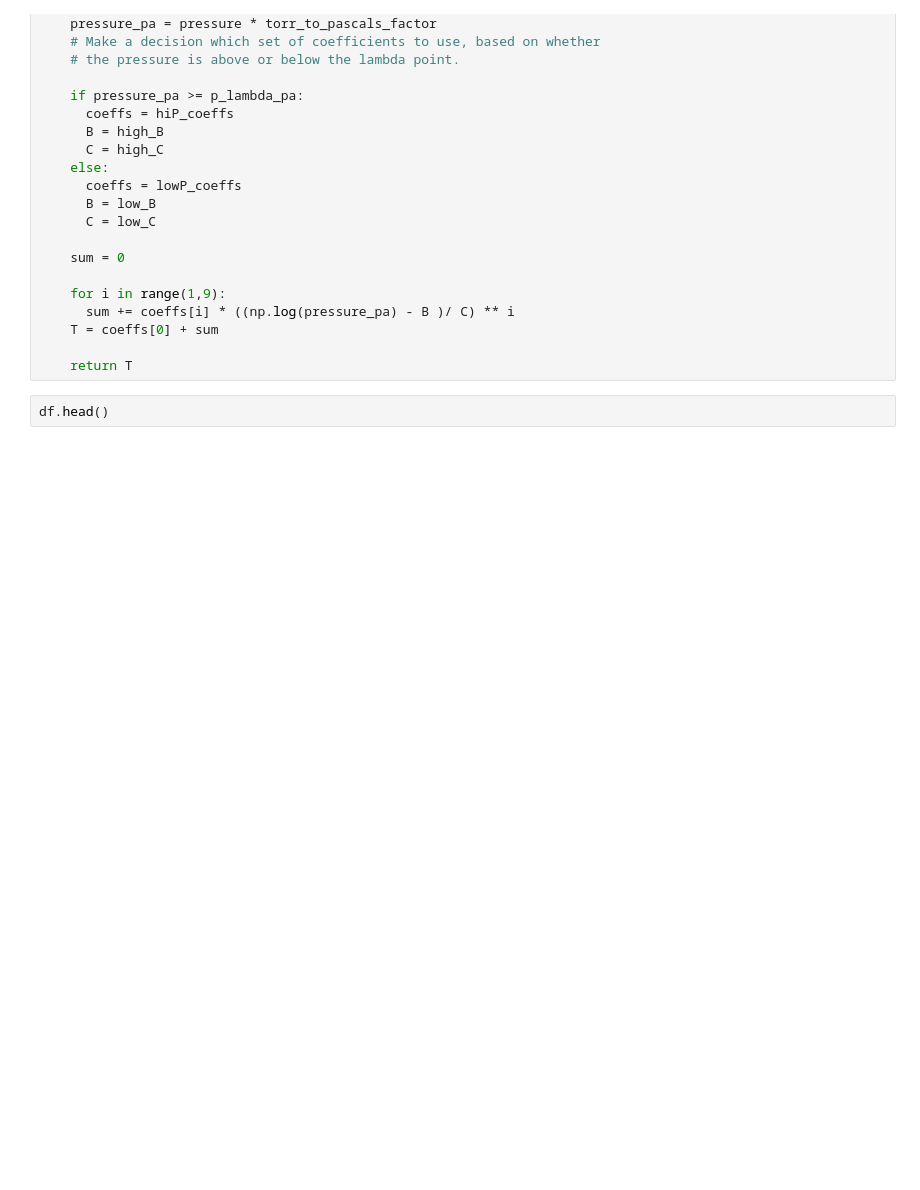
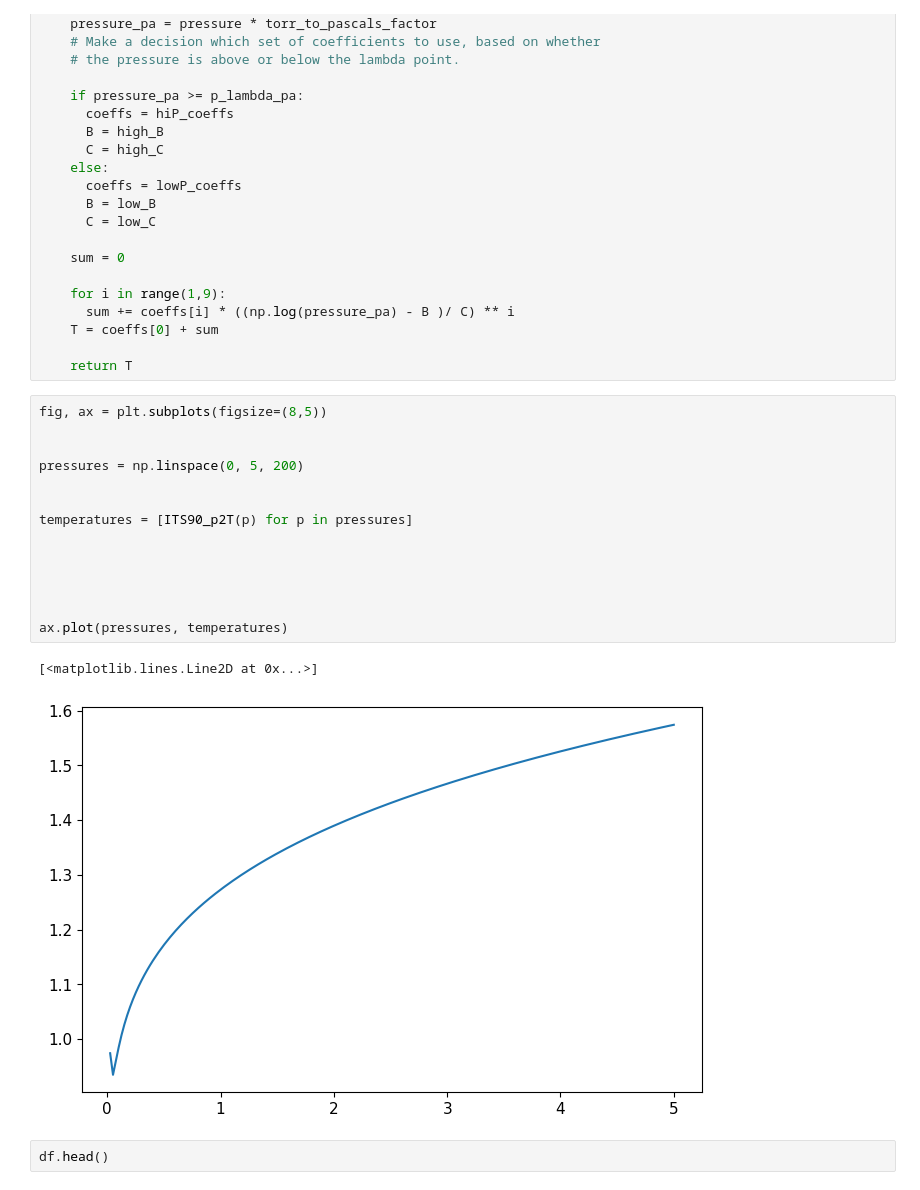
Before and after one commit to twsweeney/Physics431, a Jupyter notebook: Lab4-Superconductivity/Superconductivity_Individual_Analysis_(New_calibration_template,_2024).ipynb, the cells around one changed output. Drawn from its saved outputs; the diff is of its cells as text; blank space fills up the shorter version.

```diff
--- a/Lab4-Superconductivity/Superconductivity_Individual_Analysis_(New_calibration_template,_2024).ipynb
+++ b/Lab4-Superconductivity/Superconductivity_Individual_Analysis_(New_calibration_template,_2024).ipynb
@@ -229,6 +229,23 @@ def ITS90_p2T(pressure, p_lambda=31.81661, lowP_coeffs=L_coef, hiP_coeffs=H_coef
     T = coeffs[0] + sum
 
     return T
+# %%
+fig, ax = plt.subplots(figsize=(8,5))
+
+
+pressures = np.linspace(0, 5, 200)
+
+
+temperatures = [ITS90_p2T(p) for p in pressures]
+
+
+
+
+
+ax.plot(pressures, temperatures)
+# %% [output]
+[<matplotlib.lines.Line2D at 0x...>]
+[figure, added]
 # %%
 df.head()
 # %% [output]
```
Also changed, not shown: parts of 1 cell of this notebook, 8 other files.
